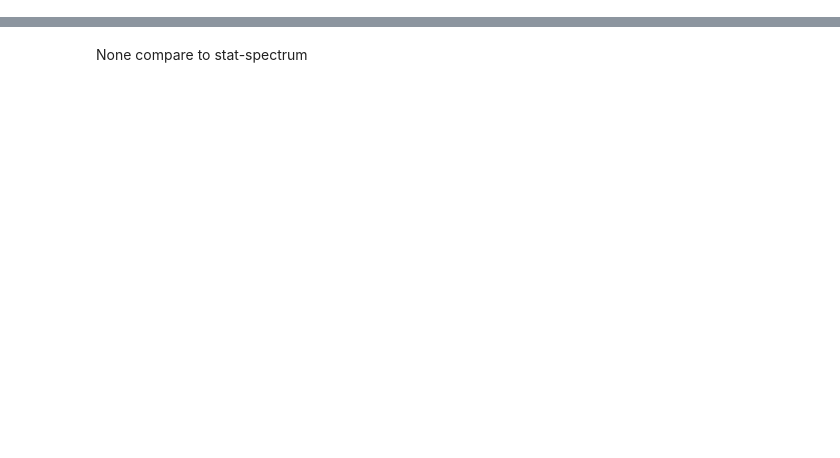
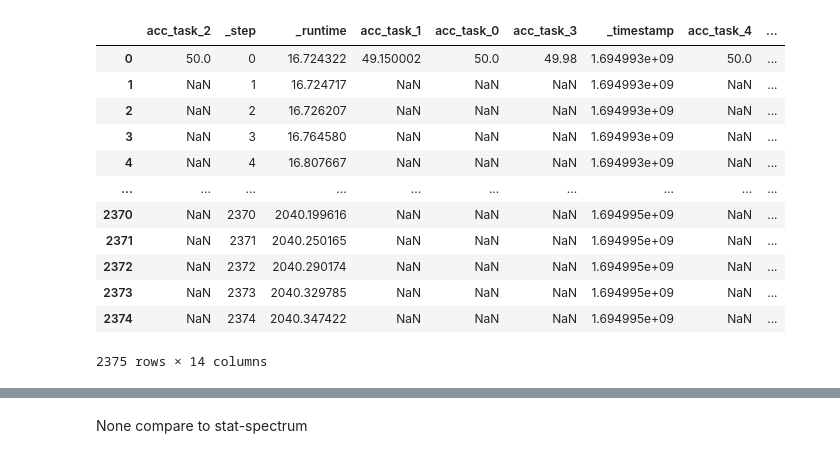
Before and after one commit to jsobolew/mgr, a Jupyter notebook: myCode/Results visualization/Results_Visualization_datasets.ipynb, the cells around one changed output, grey strips where cells are left out. Saved outputs shown, nothing was run; the diff lists cells and outputs as text; code cells hidden in the pictures; blank space fills up the shorter version.

```diff
--- a/myCode/Results visualization/Results_Visualization_datasets.ipynb
+++ b/myCode/Results visualization/Results_Visualization_datasets.ipynb
@@ -66,3 +66,19 @@ for run in runs:
 for k, v in counter.items():
     dfs[k] /= v
     dfs_test[k] /= v
+# %%
+curr_run
+# %% [output]
+|  | acc_task_2 | _step | _runtime | acc_task_1 | acc_task_0 | acc_task_3 | _timestamp | acc_task_4 | ... |
+| 0 | 50.0 | 0 | 16.724322 | 49.150002 | 50.0 | 49.98 | 1.694993e+09 | 50.0 | ... |
+| 1 | NaN | 1 | 16.724717 | NaN | NaN | NaN | 1.694993e+09 | NaN | ... |
+| 2 | NaN | 2 | 16.726207 | NaN | NaN | NaN | 1.694993e+09 | NaN | ... |
+| 3 | NaN | 3 | 16.764580 | NaN | NaN | NaN | 1.694993e+09 | NaN | ... |
+| 4 | NaN | 4 | 16.807667 | NaN | NaN | NaN | 1.694993e+09 | NaN | ... |
+| ... | ... | ... | ... | ... | ... | ... | ... | ... | ... |
+| 2370 | NaN | 2370 | 2040.199616 | NaN | NaN | NaN | 1.694995e+09 | NaN | ... |
+| 2371 | NaN | 2371 | 2040.250165 | NaN | NaN | NaN | 1.694995e+09 | NaN | ... |
+| 2372 | NaN | 2372 | 2040.290174 | NaN | NaN | NaN | 1.694995e+09 | NaN | ... |
+| 2373 | NaN | 2373 | 2040.329785 | NaN | NaN | NaN | 1.694995e+09 | NaN | ... |
+| 2374 | NaN | 2374 | 2040.347422 | NaN | NaN | NaN | 1.694995e+09 | NaN | ... |
+2375 rows × 14 columns
```
Also changed, not shown: parts of 8 cells of this notebook, 4 other files.
